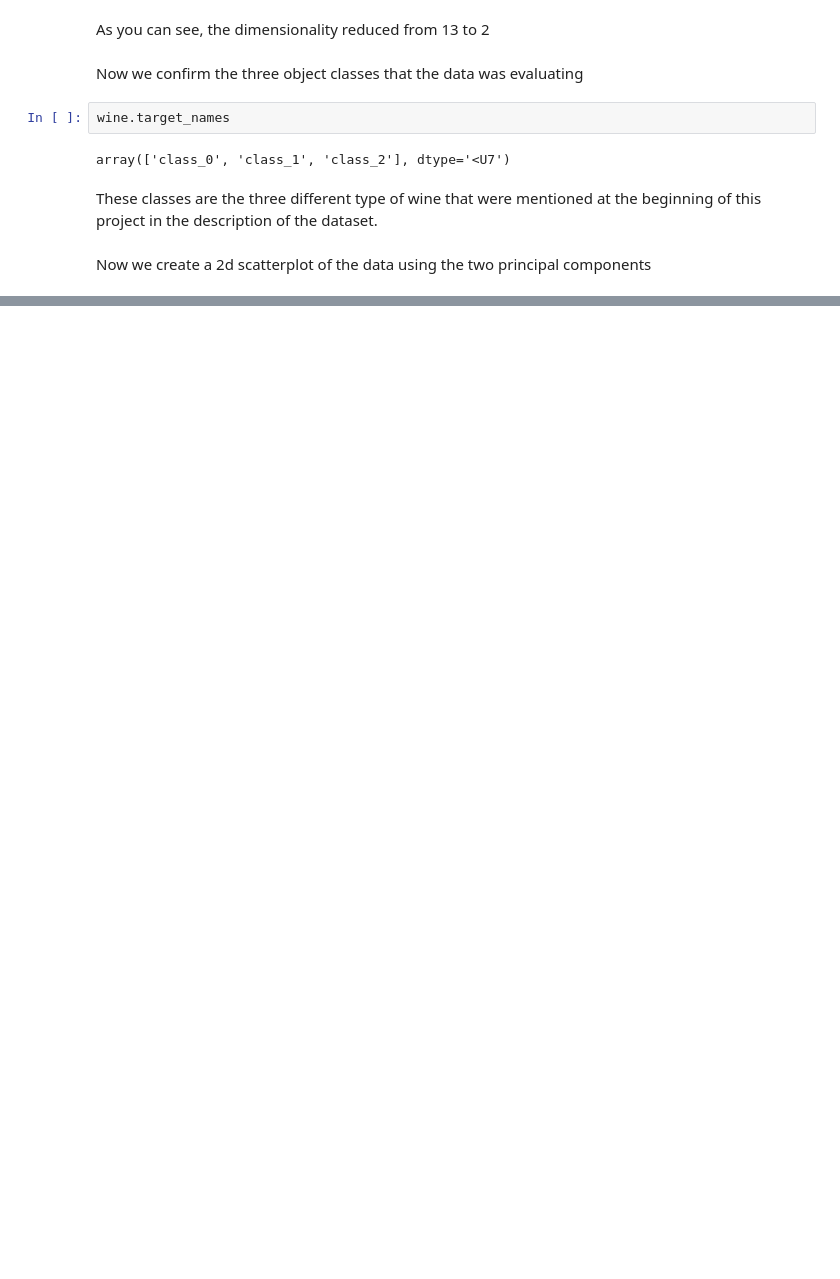
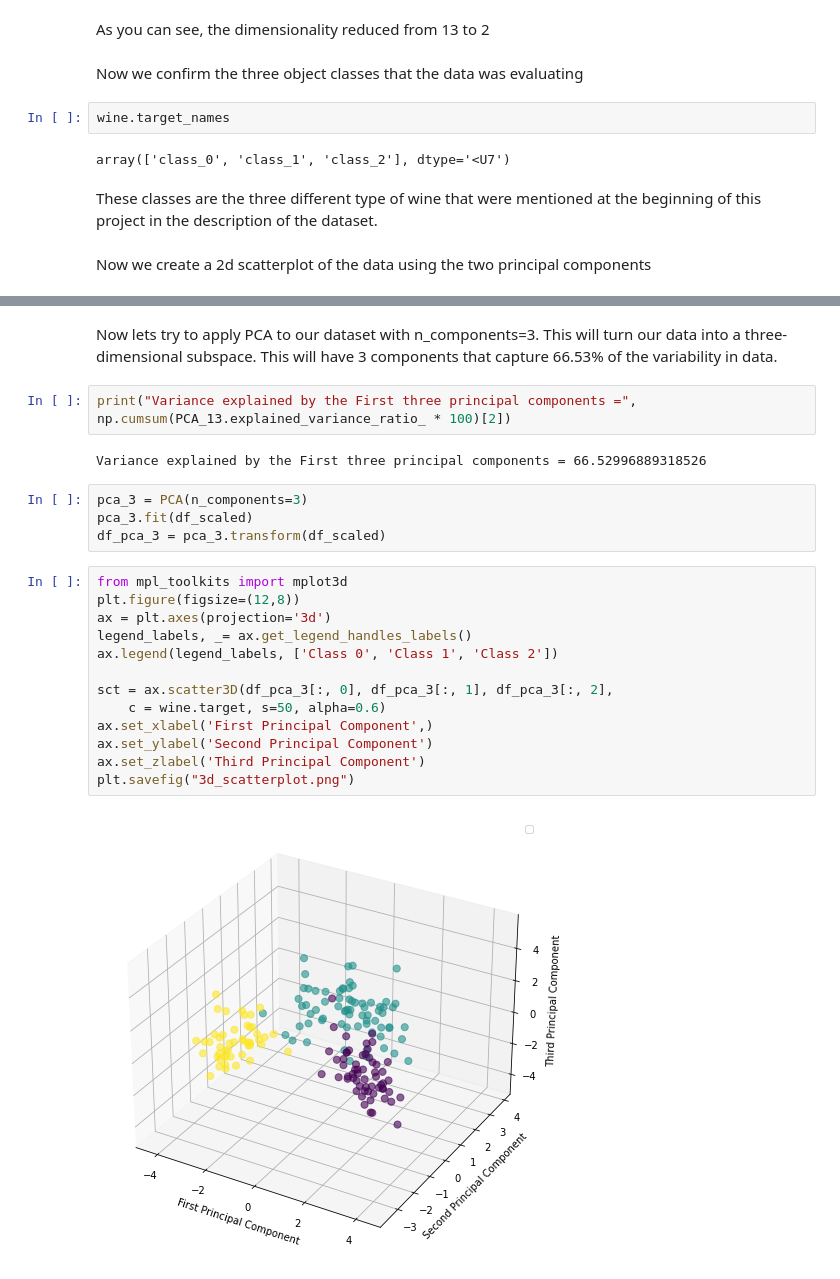
Before and after one commit to MichaelSharoiko/PCA-on-Wine, a Jupyter notebook: Jupyter-PCA.ipynb, the cells around one changed output, grey strips where cells are left out. Drawn from its saved outputs; the diff is of its cells as text; blank space fills up the shorter version.

```diff
--- a/Jupyter-PCA.ipynb
+++ b/Jupyter-PCA.ipynb
@@ -216,3 +216,28 @@ plt.ylabel('Second Principal Component')
 plt.savefig("2d_scatterplot.png")
 # %% [output]
 [figure]
+# %% [markdown]
+Now lets try to apply PCA to our dataset with n_components=3. This will turn our data into a three-dimensional subspace. This will have 3 components that capture 66.53% of the variability in data.
+# %%
+print("Variance explained by the First three principal components =", np.cumsum(PCA_13.explained_variance_ratio_ * 100)[2])
+# %% [output]
+Variance explained by the First three principal components = 66.52996889318526
+# %%
+pca_3 = PCA(n_components=3)
+pca_3.fit(df_scaled)
+df_pca_3 = pca_3.transform(df_scaled)
+# %%
+from mpl_toolkits import mplot3d
+plt.figure(figsize=(12,8))
+ax = plt.axes(projection='3d')
+legend_labels, _= ax.get_legend_handles_labels()
+ax.legend(legend_labels, ['Class 0', 'Class 1', 'Class 2'])
+
+sct = ax.scatter3D(df_pca_3[:, 0], df_pca_3[:, 1], df_pca_3[:, 2],
+    c = wine.target, s=50, alpha=0.6)
+ax.set_xlabel('First Principal Component',)
+ax.set_ylabel('Second Principal Component')
+ax.set_zlabel('Third Principal Component')
+plt.savefig("3d_scatterplot.png")
+# %% [output]
+[figure, added]
```
Also changed, not shown: parts of 1 cell of this notebook.
